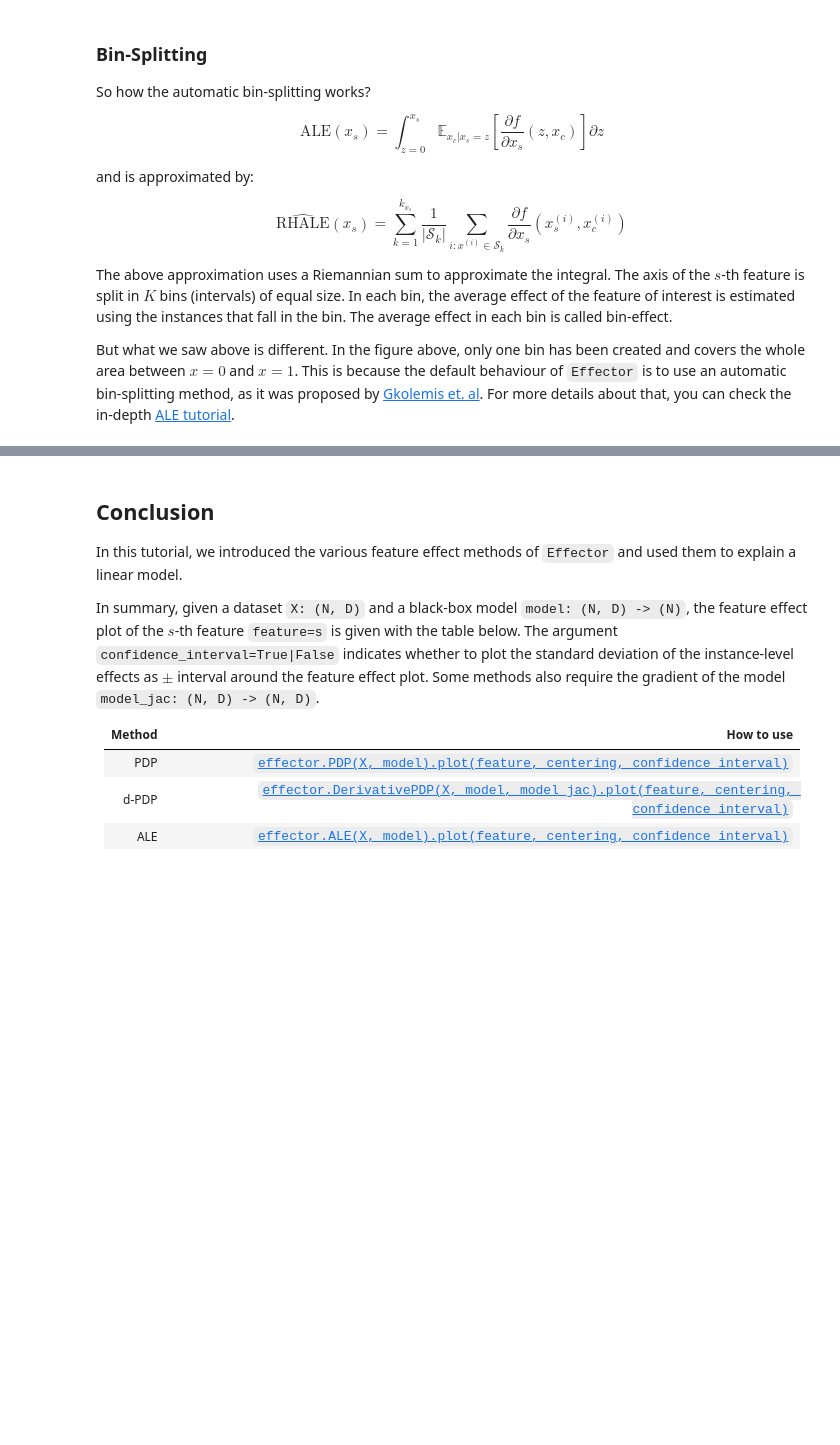
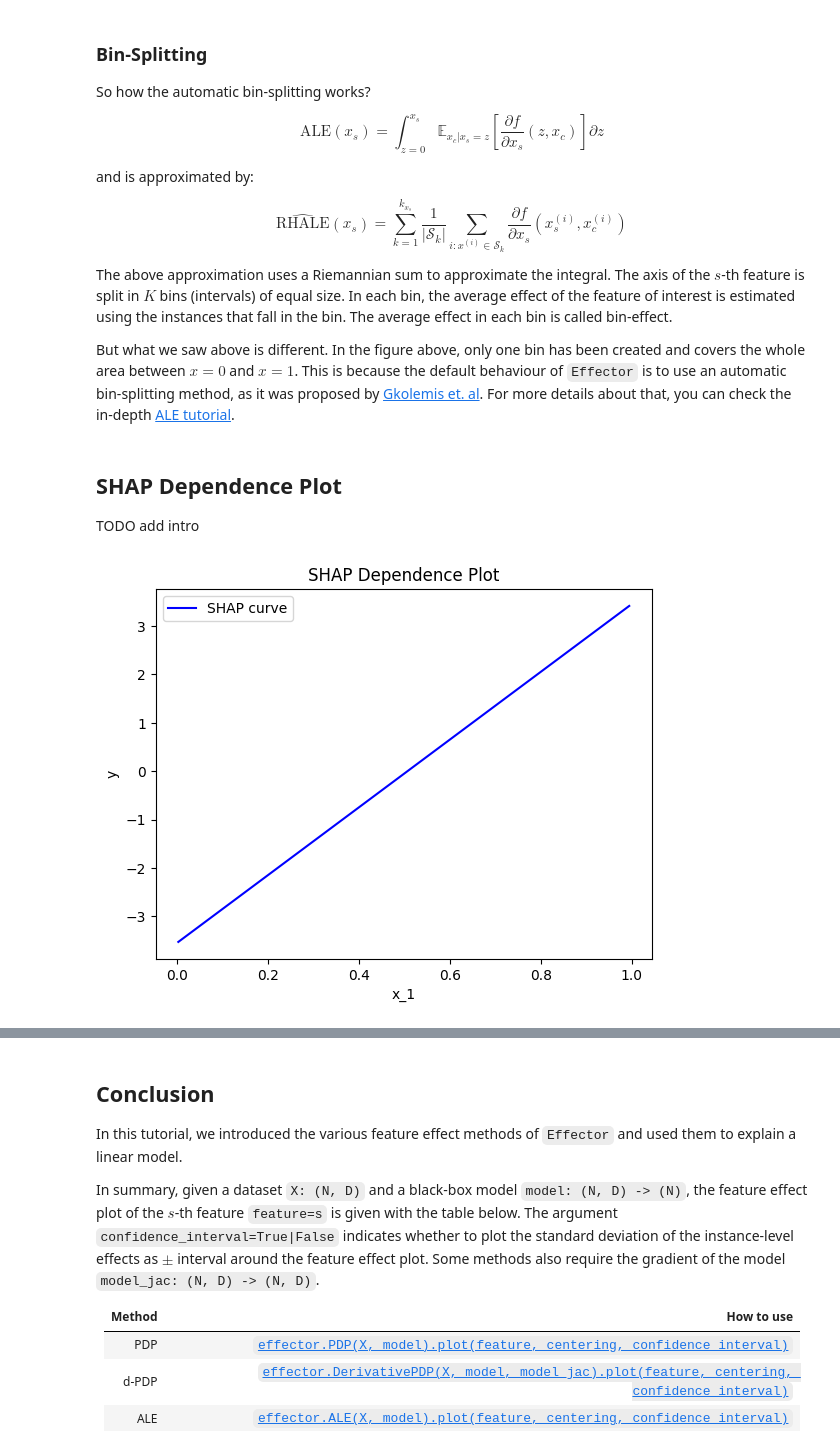
Before and after one commit to givasile/effector, a Jupyter notebook: synthetic-examples/01_linear_model.ipynb, the cells around one changed output, grey strips where cells are left out. Cells and saved outputs as stored; diff of their text form; code cells hidden in the pictures; blank space fills up the shorter version.

```diff
--- a/synthetic-examples/01_linear_model.ipynb
+++ b/synthetic-examples/01_linear_model.ipynb
@@ -370,3 +373,11 @@ The above approximation uses a Riemannian sum to approximate the integral. The a
 But what we saw above is different. In the figure above, only one bin has been created and covers the whole area between $x=0$ and $x=1$.
 This is because the default behaviour of `Effector` is to use an automatic bin-splitting method, as it was proposed by [Gkolemis et. al](https://arxiv.org/abs/2309.11193).
 For more details about that, you can check the in-depth [ALE tutorial](./ale.ipynb).
+# %% [markdown]
+## SHAP Dependence Plot
+
+TODO add intro
+# %%
+effector.SHAPDependence(data=X, model=predict).plot(feature=0, centering=False, show_avg_output=False)
+# %% [output]
+[figure, added]
```
Also changed, not shown: parts of 15 cells of this notebook, 7 other files.
